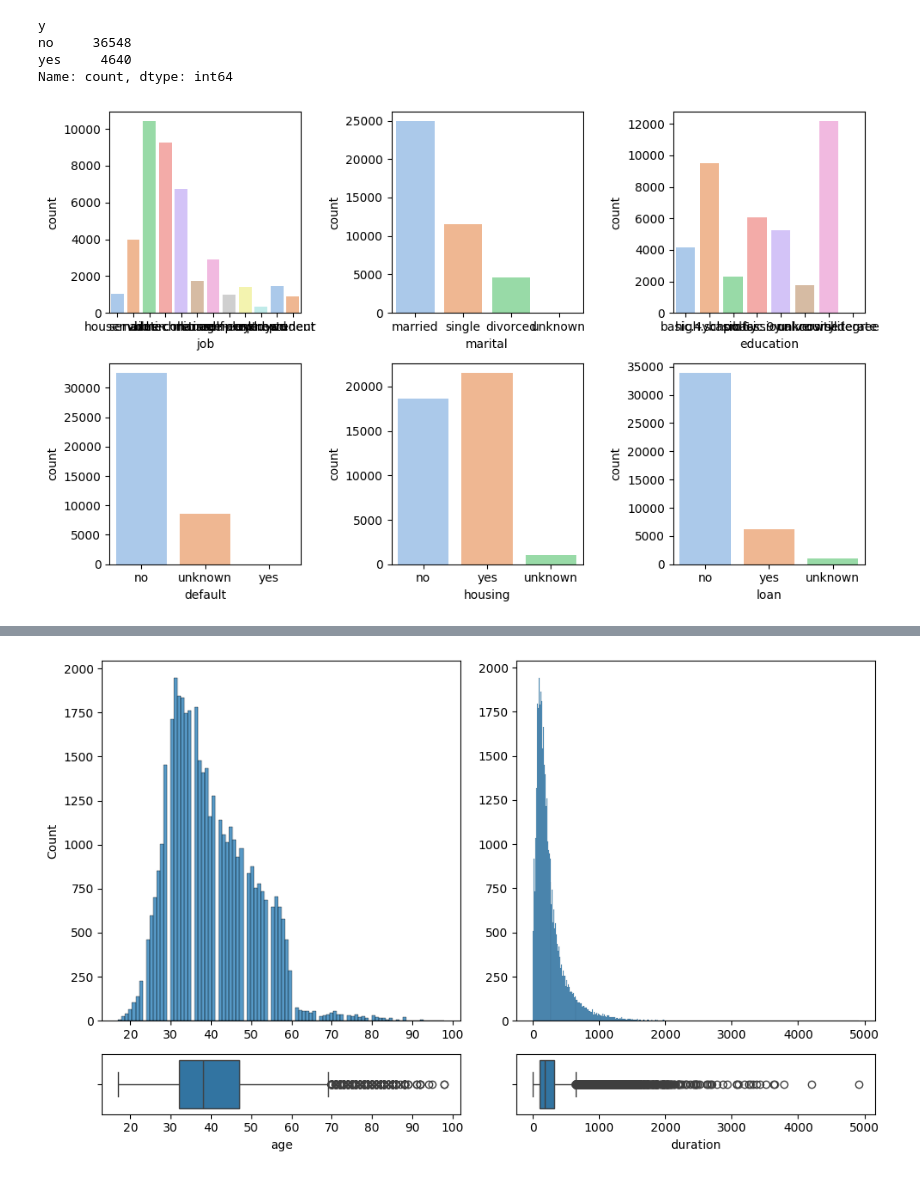
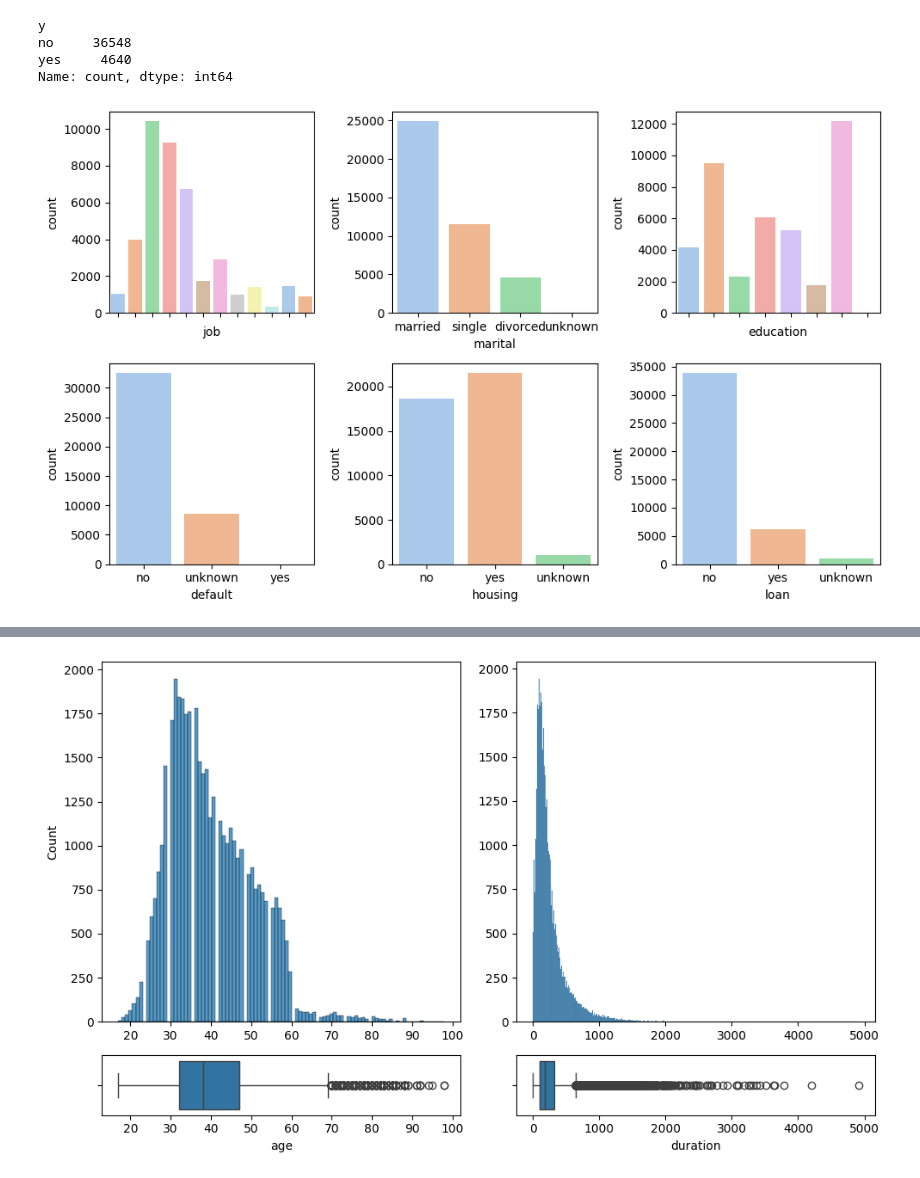
Before and after one commit to AnderTxuCode/machine-learning-regresion, a Jupyter notebook: src/explore.ipynb, the cells around one changed output, grey strips where cells are left out. Saved outputs shown, nothing was run; the diff lists cells and outputs as text; code cells hidden in the pictures.

```diff
--- a/src/explore.ipynb
+++ b/src/explore.ipynb
@@ -223,20 +224,20 @@ Name: count, dtype: int64
 # %%
 fig, axis = plt.subplots(2, 3, figsize=(10, 6))
 
-sns.countplot(ax=axis[0, 0], data=df, x="job", palette='pastel', hue="job", legend=False)
+sns.countplot(ax=axis[0, 0], data=df, x="job", palette='pastel', hue="job").set_xticklabels([])
 sns.countplot(ax=axis[0, 1], data=df, x="marital", palette='pastel', hue="marital", legend=False)
-sns.countplot(ax=axis[0, 2], data=df, x="education", palette='pastel', hue="education", legend=False)
+sns.countplot(ax=axis[0, 2], data=df, x="education", palette='pastel', hue="education").set_xticklabels([])
 sns.countplot(ax=axis[1, 0], data=df, x="default", palette='pastel', hue="default", legend=False)
 sns.countplot(ax=axis[1, 1], data=df, x="housing", palette='pastel', hue="housing", legend=False)
 sns.countplot(ax=axis[1, 2], data=df, x="loan", palette='pastel', hue="loan", legend=False)
 
 # Ajustar el layout
 plt.tight_layout()
 
 # Mostrar el plot
 plt.show()
 # %% [output]
-[figure, old version]
+[figure, new version]
 # %%
 df.info()
 # %% [output]
```
Also changed, not shown: parts of 45 cells of this notebook, 2 other files.
